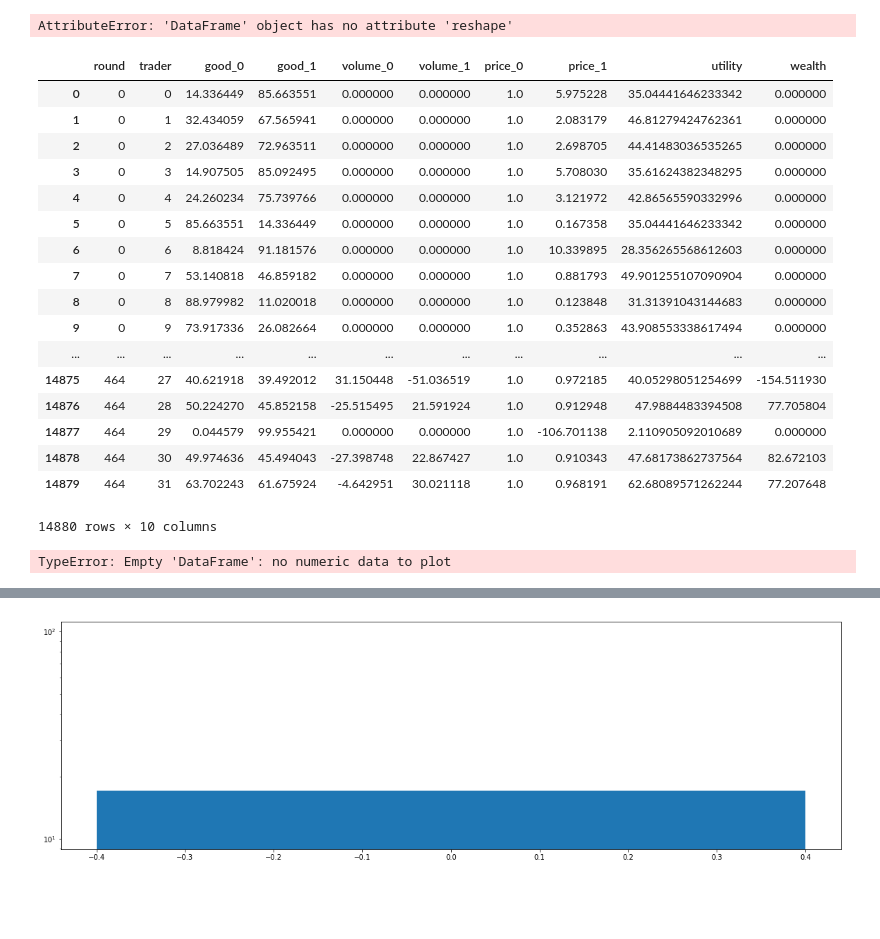
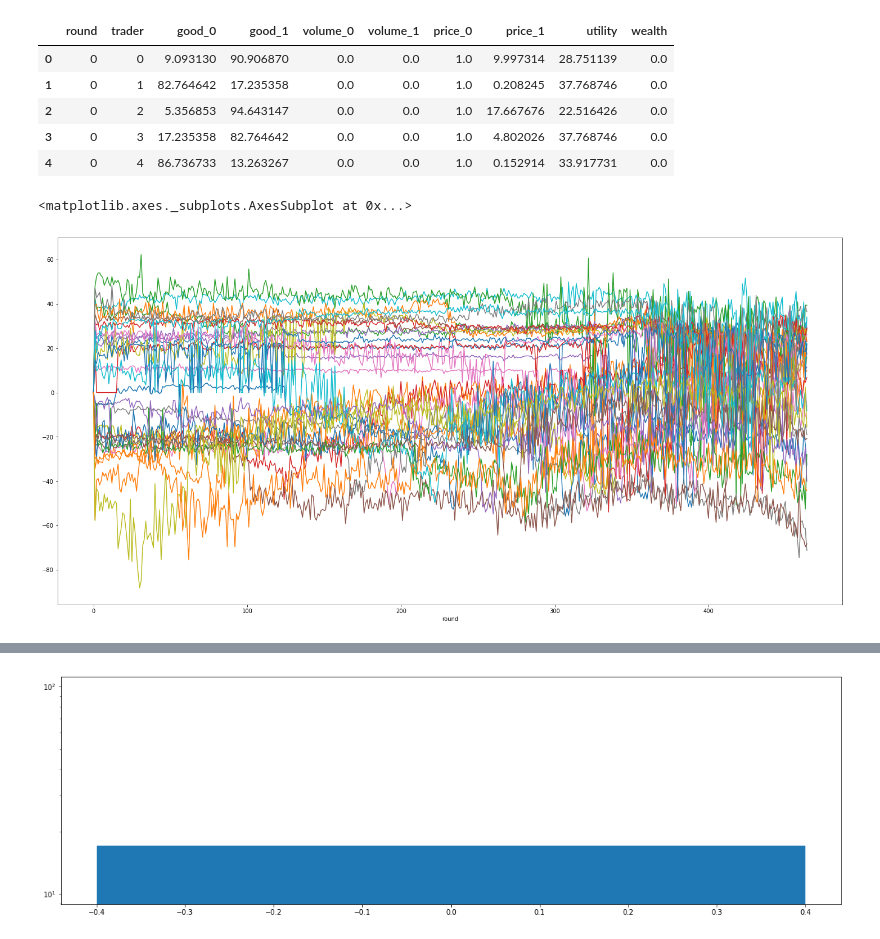
Before and after one commit to dprentiss/dispersedexchange, a Jupyter notebook: exchange.ipynb, the cells around one changed output, grey strips where cells are left out. Cells and saved outputs as stored; diff of their text form; code cells hidden in the pictures; blank space fills up the shorter version.

```diff
--- a/exchange.ipynb
+++ b/exchange.ipynb
@@ -3,33 +3,19 @@ import numpy as np
 import pandas as pd
 import matplotlib.pyplot as plt
 # %%
-W = pd.read_csv('2018-11-02T19.43.45.812Z-1541187825803s-32a-2g.csv', sep=',')
+W = pd.read_csv('2018-11-03T22.33.39.698742Z-1541284419692s-32a-2g.csv', sep=',')
-# %% [output]
-AttributeError: 'DataFrame' object has no attribute 'reshape'
 # %%
 df = pd.DataFrame(W)
+df.head(5)
+# %% [output]
+|  | round | trader | good_0 | good_1 | volume_0 | volume_1 | price_0 | price_1 | utility | wealth |
+| 0 | 0 | 0 | 9.093130 | 90.906870 | 0.0 | 0.0 | 1.0 | 9.997314 | 28.751139 | 0.0 |
+| 1 | 0 | 1 | 82.764642 | 17.235358 | 0.0 | 0.0 | 1.0 | 0.208245 | 37.768746 | 0.0 |
+| 2 | 0 | 2 | 5.356853 | 94.643147 | 0.0 | 0.0 | 1.0 | 17.667676 | 22.516426 | 0.0 |
+| 3 | 0 | 3 | 17.235358 | 82.764642 | 0.0 | 0.0 | 1.0 | 4.802026 | 37.768746 | 0.0 |
+| 4 | 0 | 4 | 86.736733 | 13.263267 | 0.0 | 0.0 | 1.0 | 0.152914 | 33.917731 | 0.0 |
-# %%
-df
-# %% [output]
-|  | round | trader | good_0 | good_1 | volume_0 | volume_1 | price_0 | price_1 | utility | wealth |
-| 0 | 0 | 0 | 14.336449 | 85.663551 | 0.000000 | 0.000000 | 1.0 | 5.975228 | 35.04441646233342 | 0.000000 |
-| 1 | 0 | 1 | 32.434059 | 67.565941 | 0.000000 | 0.000000 | 1.0 | 2.083179 | 46.81279424762361 | 0.000000 |
-| 2 | 0 | 2 | 27.036489 | 72.963511 | 0.000000 | 0.000000 | 1.0 | 2.698705 | 44.41483036535265 | 0.000000 |
-| 3 | 0 | 3 | 14.907505 | 85.092495 | 0.000000 | 0.000000 | 1.0 | 5.708030 | 35.61624382348295 | 0.000000 |
-| 4 | 0 | 4 | 24.260234 | 75.739766 | 0.000000 | 0.000000 | 1.0 | 3.121972 | 42.86565590332996 | 0.000000 |
-| 5 | 0 | 5 | 85.663551 | 14.336449 | 0.000000 | 0.000000 | 1.0 | 0.167358 | 35.04441646233342 | 0.000000 |
-| 6 | 0 | 6 | 8.818424 | 91.181576 | 0.000000 | 0.000000 | 1.0 | 10.339895 | 28.356265568612603 | 0.000000 |
-| 7 | 0 | 7 | 53.140818 | 46.859182 | 0.000000 | 0.000000 | 1.0 | 0.881793 | 49.901255107090904 | 0.000000 |
-| 8 | 0 | 8 | 88.979982 | 11.020018 | 0.000000 | 0.000000 | 1.0 | 0.123848 | 31.31391043144683 | 0.000000 |
-| 9 | 0 | 9 | 73.917336 | 26.082664 | 0.000000 | 0.000000 | 1.0 | 0.352863 | 43.908553338617494 | 0.000000 |
-| ... | ... | ... | ... | ... | ... | ... | ... | ... | ... | ... |
-| 14875 | 464 | 27 | 40.621918 | 39.492012 | 31.150448 | -51.036519 | 1.0 | 0.972185 | 40.05298051254699 | -154.511930 |
-| 14876 | 464 | 28 | 50.224270 | 45.852158 | -25.515495 | 21.591924 | 1.0 | 0.912948 | 47.9884483394508 | 77.705804 |
-| 14877 | 464 | 29 | 0.044579 | 99.955421 | 0.000000 | 0.000000 | 1.0 | -106.701138 | 2.110905092010689 | 0.000000 |
-| 14878 | 464 | 30 | 49.974636 | 45.494043 | -27.398748 | 22.867427 | 1.0 | 0.910343 | 47.68173862737564 | 82.672103 |
-| 14879 | 464 | 31 | 63.702243 | 61.675924 | -4.642951 | 30.021118 | 1.0 | 0.968191 | 62.68089571262244 | 77.207648 |
-14880 rows × 10 columns
 # %%
-ax = wealth.plot(figsize=(20,12), legend=False)
+df.pivot(index='round', columns='trader', values='wealth').plot(figsize=(25,12), legend=False)
 # %% [output]
-TypeError: Empty 'DataFrame': no numeric data to plot
+<matplotlib.axes._subplots.AxesSubplot at 0x...>
+[figure, added]
```
Also changed, not shown: parts of 3 cells of this notebook, 1 other file.
